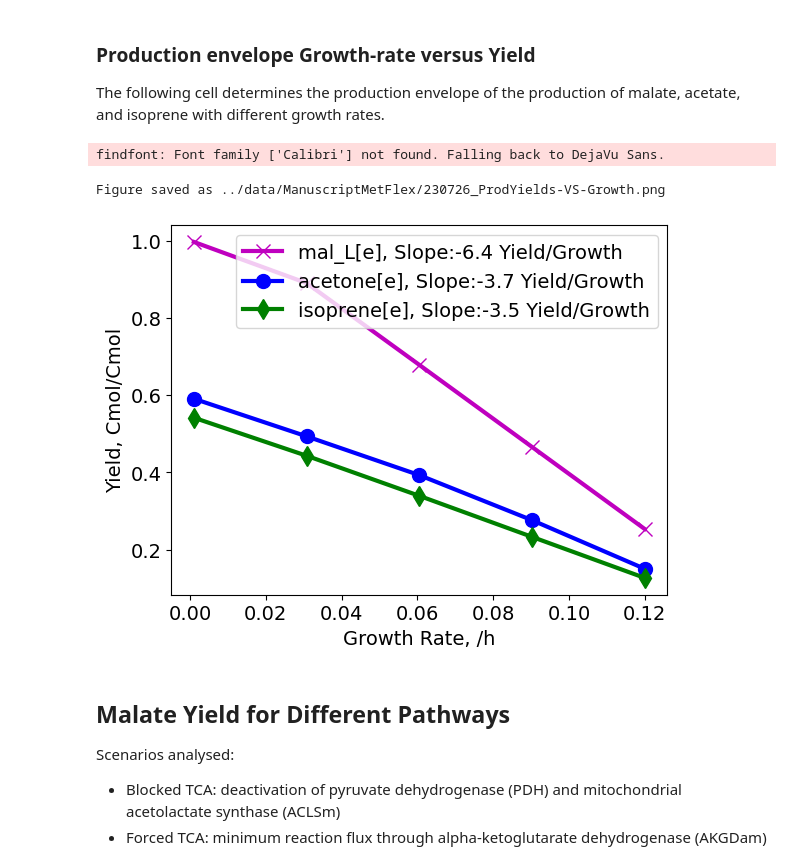
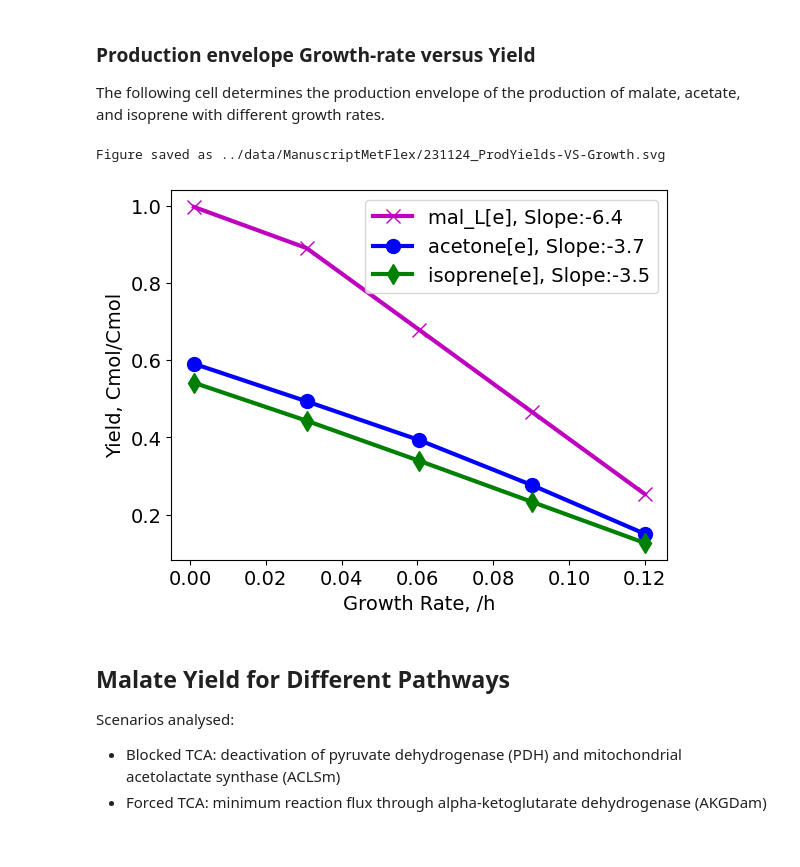
Before and after one commit to iAMB-RWTH-Aachen/Opol-GSMM, a Jupyter notebook: code/Model-Analysis.ipynb, the cells around one changed output. Saved outputs shown, nothing was run; the diff lists cells and outputs as text; code cells hidden in the pictures.

```diff
--- a/code/Model-Analysis.ipynb
+++ b/code/Model-Analysis.ipynb
@@ -20,7 +20,7 @@ import matplotlib.pyplot as plt
 from matplotlib.lines import Line2D
 %matplotlib inline
 plt.rcParams['font.size'] = '14'
-plt.rcParams['font.family'] = 'Calibri'
+# plt.rcParams['font.family'] = 'Calibri'
 
 # loading cobrapy, a library dedicated to the analysis of genome scale metabolic models
 from cobra.io import read_sbml_model, write_sbml_model
@@ -29,7 +29,7 @@ from iambcodes import countCinFormula, set_ObjGSMM, set_SubFlux, CreateTransReac
 
 Today = date.today().strftime('%y%m%d')
 SaveDir = os.path.join('..','data','ManuscriptMetFlex')
-FigureType = 'png'
+FigureType = 'svg'
 # %%
 
 def set_SubiOpol(model, Sub, Flux):
@@ -248,23 +254,22 @@ for myProd in Product:
 # %%
 FigureName = 'ProdYields-VS-Growth'
 for Target in YieldProd.keys():
     m,n = np.polyfit(YieldProd[Target]['growth'], YieldProd[Target]['Yield'], 1)
     plt.plot(YieldProd[Target]['growth'], YieldProd[Target]['Yield'],
                 c = PCol[Target],
                 marker = PMark[Target], markersize = 10, linewidth = 3,
-                label = f'{Target}, Slope:{round(m,1)} Yield/Growth')
+                label = f'{Target}, Slope:{round(m,1)}')
 plt.xlabel('Growth Rate, /h')
 plt.ylabel('Yield, Cmol/Cmol')
 plt.legend()
 PlotName = os.path.join(SaveDir, f'{Today}_{FigureName}.{FigureType}')
 plt.savefig(PlotName, dpi=300, bbox_inches='tight')
 print(f'Figure saved as {PlotName}')
 # plt.title('PYC Active') #+AKG/Mal mTran
 plt.show()
 # %% [output]
-findfont: Font family ['Calibri'] not found. Falling back to DejaVu Sans.
+Figure saved as ../data/ManuscriptMetFlex/231124_ProdYields-VS-Growth.svg
-Figure saved as ../data/ManuscriptMetFlex/230726_ProdYields-VS-Growth.png
-[figure, old version]
+[figure, new version]
 # %% [markdown]
 ## Malate Yield for Different Pathways
 
```
Also changed, not shown: parts of 15 cells of this notebook, 25 other files.
